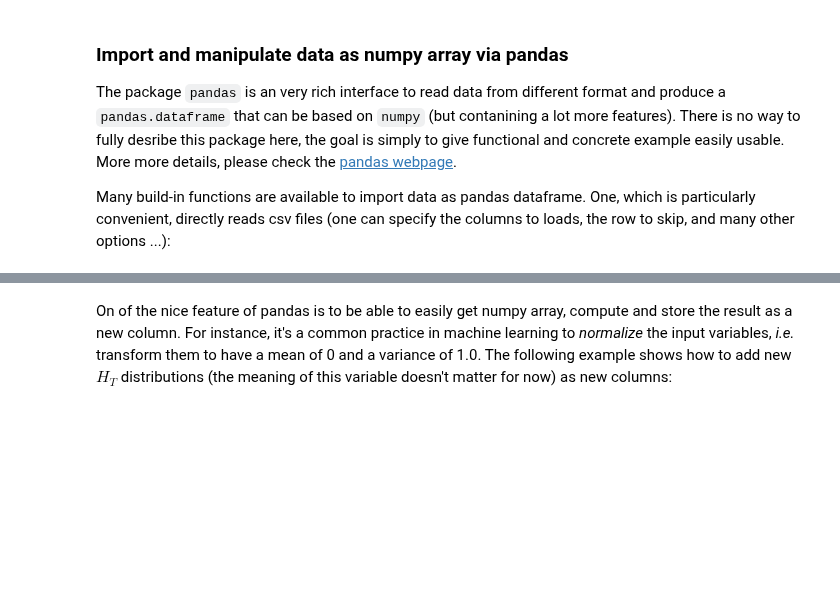
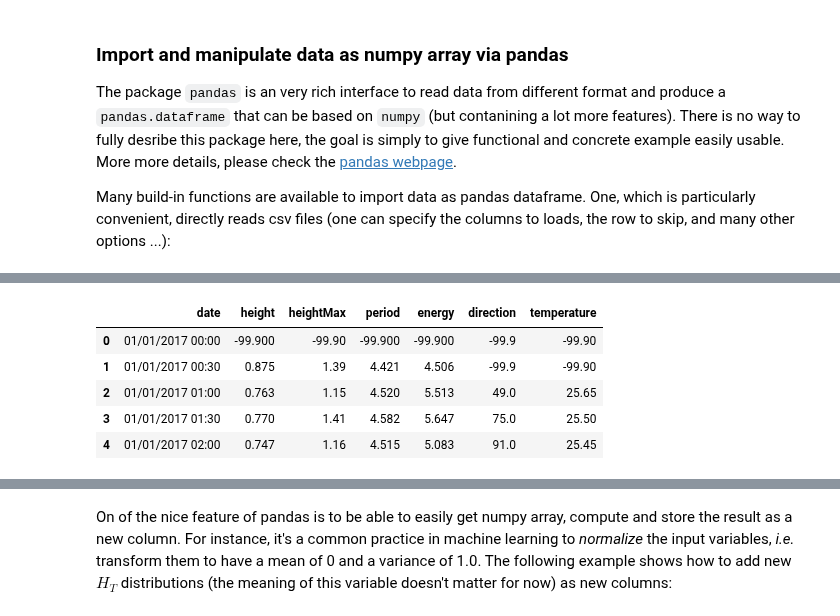
Before and after one commit to rmadar/lecture-python, a Jupyter notebook: lectures/2-NumpyIntroduction.ipynb, the cells around one changed output, grey strips where cells are left out. Drawn from its saved outputs; the diff is of its cells as text; code cells hidden in the pictures; blank space fills up the shorter version.

```diff
--- a/lectures/2-NumpyIntroduction.ipynb
+++ b/lectures/2-NumpyIntroduction.ipynb
@@ -513,0 +517,21 @@ print(df.head())
+# %%
+# Rename columns names using df.rename() function
+old_new_cols = {
+    'Date/Time': 'date',
+    'Hs': 'height',
+    'Hmax': 'heightMax',
+    'Tz': 'period',
+    'Tp': 'energy',
+    'Peak Direction': 'direction',
+    'SST': 'temperature'
+}
+
+df.rename(columns=old_new_cols, inplace=True)
+df.head()
+# %% [output]
+|  | date | height | heightMax | period | energy | direction | temperature |
+| 0 | 01/01/2017 00:00 | -99.900 | -99.90 | -99.900 | -99.900 | -99.9 | -99.90 |
+| 1 | 01/01/2017 00:30 | 0.875 | 1.39 | 4.421 | 4.506 | -99.9 | -99.90 |
+| 2 | 01/01/2017 01:00 | 0.763 | 1.15 | 4.520 | 5.513 | 49.0 | 25.65 |
+| 3 | 01/01/2017 01:30 | 0.770 | 1.41 | 4.582 | 5.647 | 75.0 | 25.50 |
+| 4 | 01/01/2017 02:00 | 0.747 | 1.16 | 4.515 | 5.083 | 91.0 | 25.45 |
```
Also changed, not shown: parts of 23 cells of this notebook, 2 other files.
